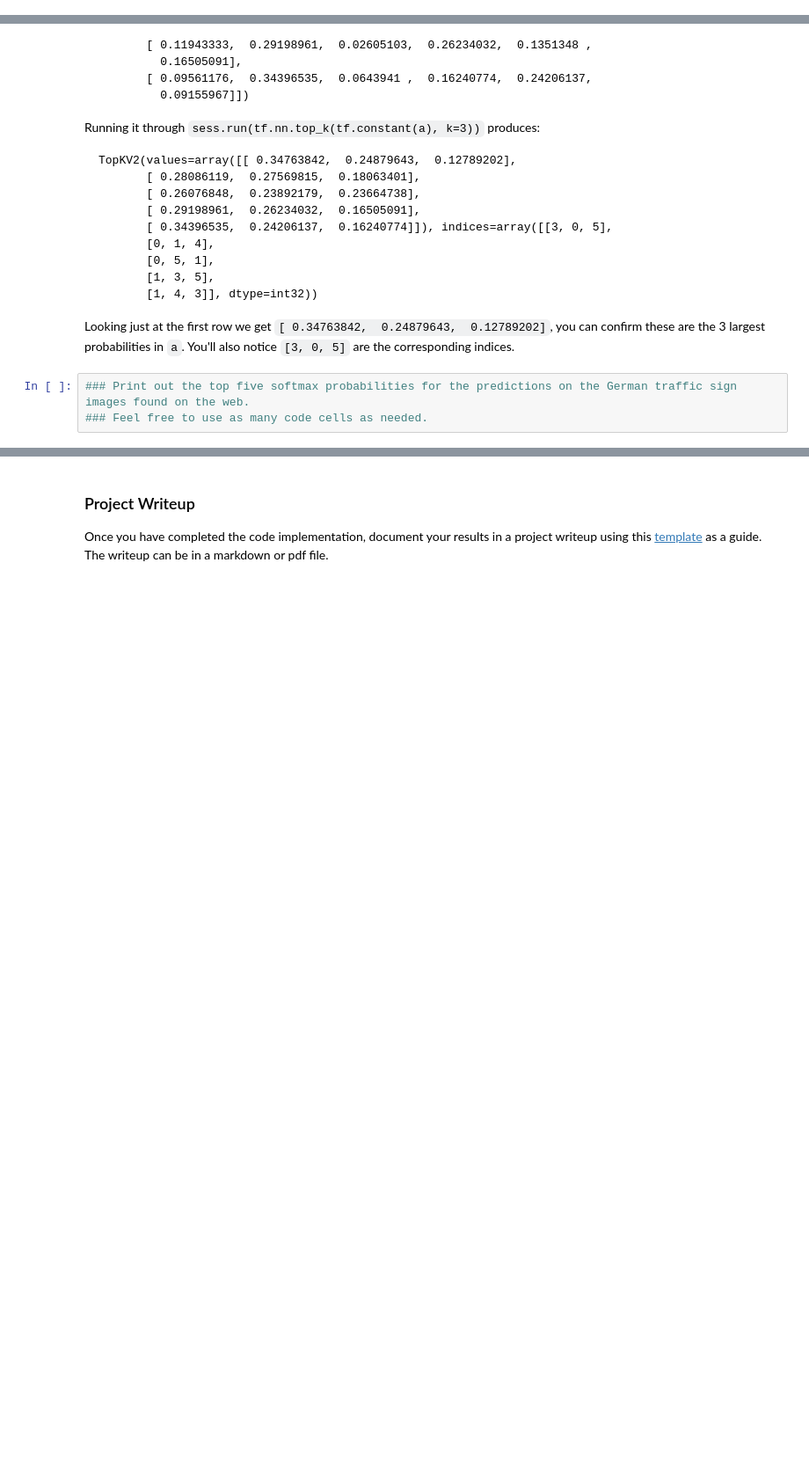
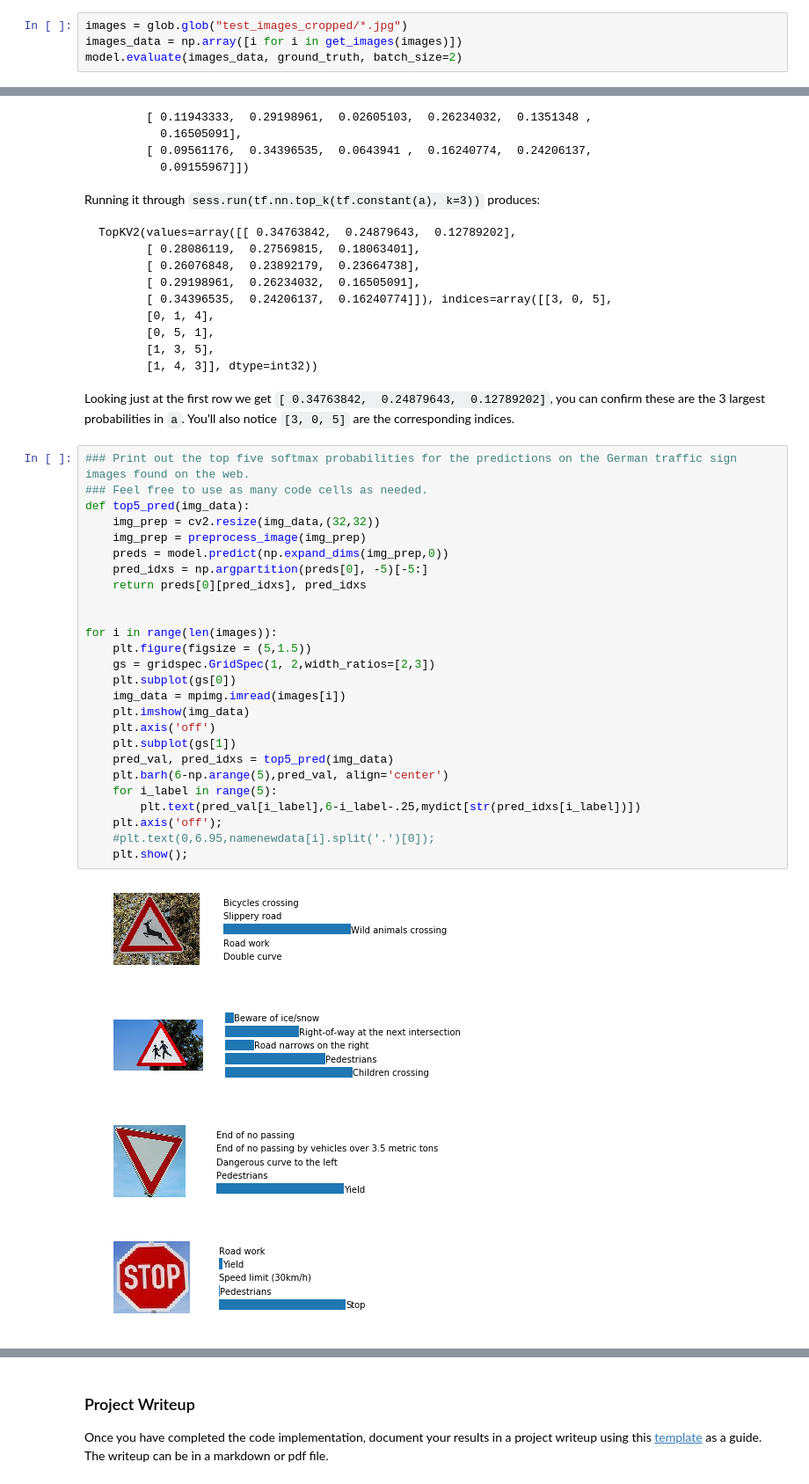
Before and after one commit to thenhz/CarND-Traffic-Sign-Classifier-Project, a Jupyter notebook: Traffic_Sign_Classifier.ipynb, the cells around one changed output, grey strips where cells are left out. Shown at 88% size. Saved outputs shown, nothing was run; the diff lists cells and outputs as text; blank space fills up the shorter version.

````diff
--- a/Traffic_Sign_Classifier.ipynb
+++ b/Traffic_Sign_Classifier.ipynb
@@ -597,0 +650,4 @@ plt.show()
+# %%
+images = glob.glob("test_images_cropped/*.jpg")
+images_data = np.array([i for i in get_images(images)])
+model.evaluate(images_data, ground_truth, batch_size=2)
@@ -635,6 +694,34 @@ TopKV2(values=array([[ 0.34763842,  0.24879643,  0.12789202],
 ```
 
 Looking just at the first row we get `[ 0.34763842,  0.24879643,  0.12789202]`, you can confirm these are the 3 largest probabilities in `a`. You'll also notice `[3, 0, 5]` are the corresponding indices.
-# %%
-### Print out the top five softmax probabilities for the predictions on the German traffic sign images found on the web.
-### Feel free to use as many code cells as needed.
+# %%
+### Print out the top five softmax probabilities for the predictions on the German traffic sign images found on the web.
+### Feel free to use as many code cells as needed.
+def top5_pred(img_data):
+    img_prep = cv2.resize(img_data,(32,32))
+    img_prep = preprocess_image(img_prep)
+    preds = model.predict(np.expand_dims(img_prep,0))
+    pred_idxs = np.argpartition(preds[0], -5)[-5:]
+    return preds[0][pred_idxs], pred_idxs
+
+
+for i in range(len(images)):
+    plt.figure(figsize = (5,1.5))
+    gs = gridspec.GridSpec(1, 2,width_ratios=[2,3])
+    plt.subplot(gs[0])
+    img_data = mpimg.imread(images[i])
+    plt.imshow(img_data)
+    plt.axis('off')
+    plt.subplot(gs[1])
+    pred_val, pred_idxs = top5_pred(img_data)
+    plt.barh(6-np.arange(5),pred_val, align='center')
+    for i_label in range(5):
+        plt.text(pred_val[i_label],6-i_label-.25,mydict[str(pred_idxs[i_label])])
+    plt.axis('off');
+    #plt.text(0,6.95,namenewdata[i].split('.')[0]);
+    plt.show();
+# %% [output]
+[figure, added]
+[figure, added]
+[figure, added]
+[figure, added]
````
Also changed, not shown: parts of 15 cells of this notebook, 1 other file.
